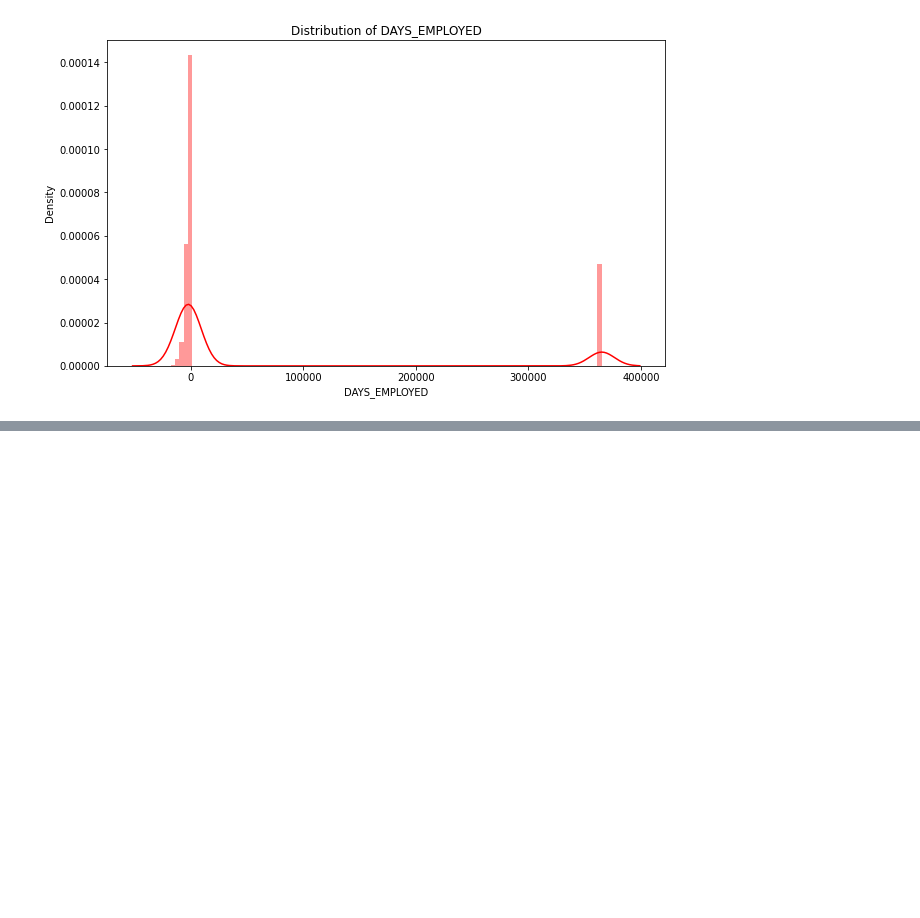
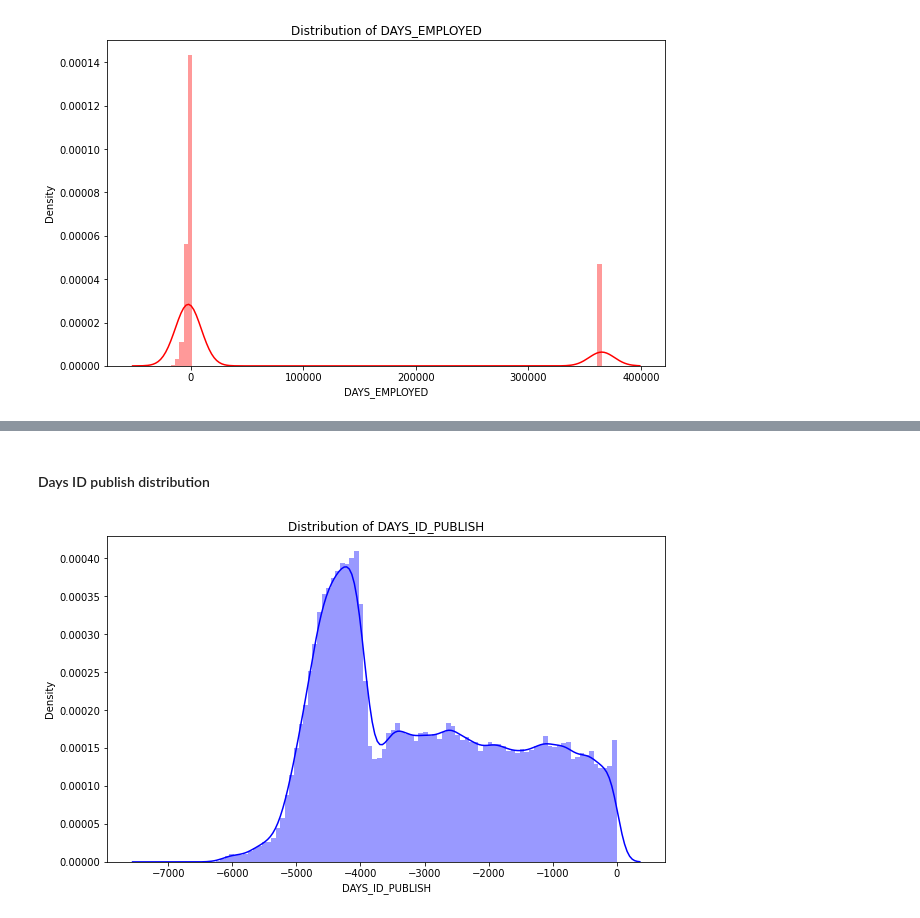
Before and after one commit to mhs10031990/Hands_on, a Jupyter notebook: CRA_Data_Visualization.ipynb, the cells around one changed output, grey strips where cells are left out. Drawn from its saved outputs; the diff is of its cells as text; code cells hidden in the pictures; blank space fills up the shorter version.

```diff
--- a/CRA_Data_Visualization.ipynb
+++ b/CRA_Data_Visualization.ipynb
@@ -315,0 +322,6 @@ The negative values means Days since employed and most probably these negative v
+# %% [markdown]
+#### Days ID publish distribution
+# %%
+plot_distribution('DAYS_ID_PUBLISH','blue')
+# %% [output]
+[figure, added]
```
Also changed, not shown: parts of 9 cells of this notebook.
